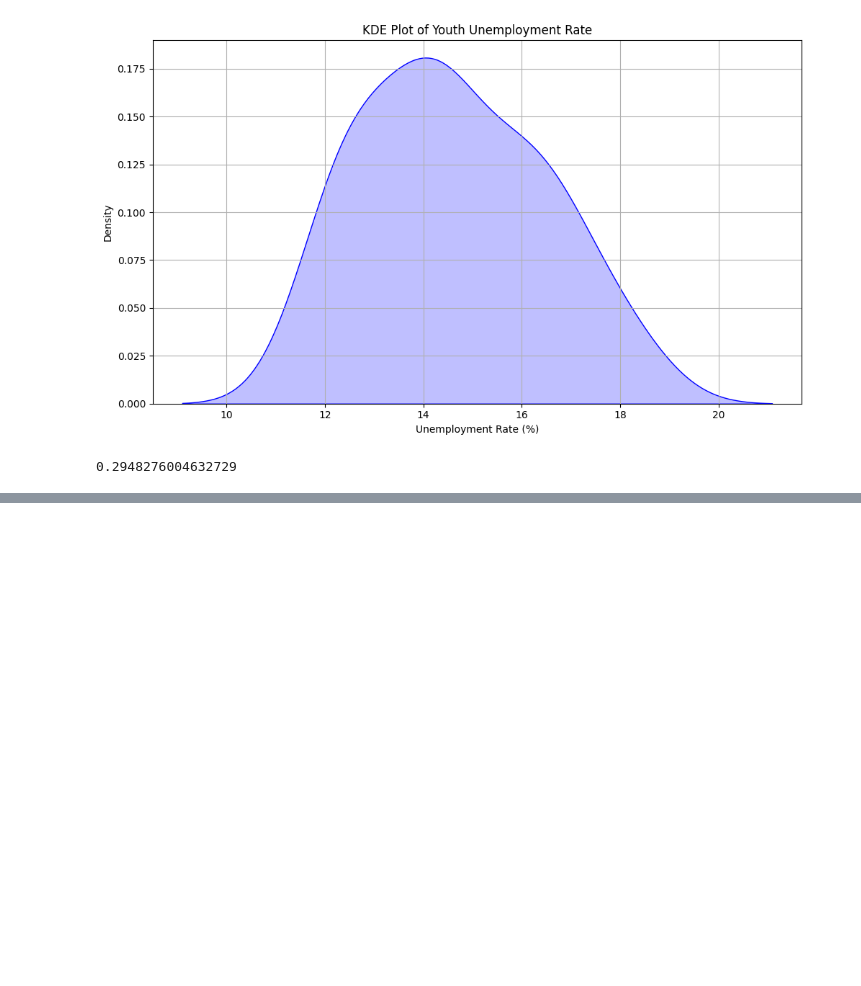
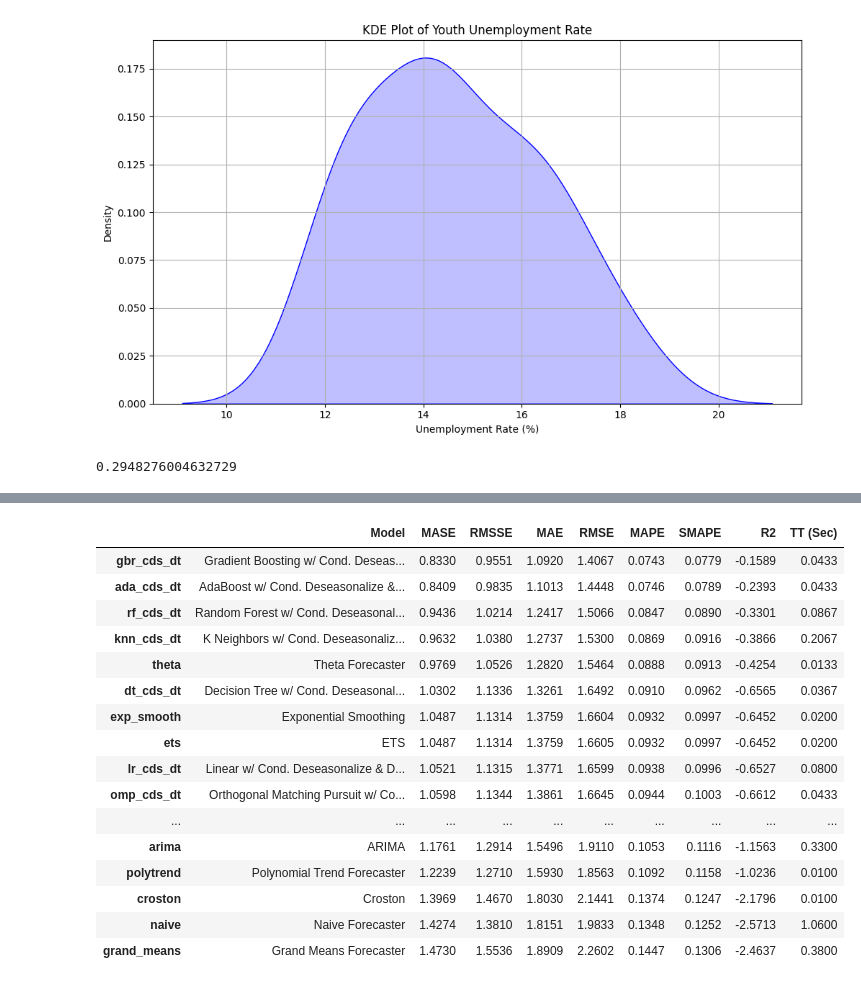
Before and after one commit to imajirzl/thesis-unemployment-rate, a Jupyter notebook: analysis/youth.ipynb, the cells around one changed output, grey strips where cells are left out. Drawn from its saved outputs; the diff is of its cells as text; code cells hidden in the pictures; blank space fills up the shorter version.

```diff
--- a/analysis/youth.ipynb
+++ b/analysis/youth.ipynb
@@ -250,0 +306,3 @@ df['Unemployment_Rate'].skew()
+# %%
+best_model = compare_models()
+# %% [output]
@@ -250,0 +310,17 @@ df['Unemployment_Rate'].skew()
+|  | Model | MASE | RMSSE | MAE | RMSE | MAPE | SMAPE | R2 | TT (Sec) |
+| gbr_cds_dt | Gradient Boosting w/ Cond. Deseas... | 0.8330 | 0.9551 | 1.0920 | 1.4067 | 0.0743 | 0.0779 | -0.1589 | 0.0433 |
+| ada_cds_dt | AdaBoost w/ Cond. Deseasonalize &... | 0.8409 | 0.9835 | 1.1013 | 1.4448 | 0.0746 | 0.0789 | -0.2393 | 0.0433 |
+| rf_cds_dt | Random Forest w/ Cond. Deseasonal... | 0.9436 | 1.0214 | 1.2417 | 1.5066 | 0.0847 | 0.0890 | -0.3301 | 0.0867 |
+| knn_cds_dt | K Neighbors w/ Cond. Deseasonaliz... | 0.9632 | 1.0380 | 1.2737 | 1.5300 | 0.0869 | 0.0916 | -0.3866 | 0.2067 |
+| theta | Theta Forecaster | 0.9769 | 1.0526 | 1.2820 | 1.5464 | 0.0888 | 0.0913 | -0.4254 | 0.0133 |
+| dt_cds_dt | Decision Tree w/ Cond. Deseasonal... | 1.0302 | 1.1336 | 1.3261 | 1.6492 | 0.0910 | 0.0962 | -0.6565 | 0.0367 |
+| exp_smooth | Exponential Smoothing | 1.0487 | 1.1314 | 1.3759 | 1.6604 | 0.0932 | 0.0997 | -0.6452 | 0.0200 |
+| ets | ETS | 1.0487 | 1.1314 | 1.3759 | 1.6605 | 0.0932 | 0.0997 | -0.6452 | 0.0200 |
+| lr_cds_dt | Linear w/ Cond. Deseasonalize & D... | 1.0521 | 1.1315 | 1.3771 | 1.6599 | 0.0938 | 0.0996 | -0.6527 | 0.0800 |
+| omp_cds_dt | Orthogonal Matching Pursuit w/ Co... | 1.0598 | 1.1344 | 1.3861 | 1.6645 | 0.0944 | 0.1003 | -0.6612 | 0.0433 |
+| ... | ... | ... | ... | ... | ... | ... | ... | ... | ... |
+| arima | ARIMA | 1.1761 | 1.2914 | 1.5496 | 1.9110 | 0.1053 | 0.1116 | -1.1563 | 0.3300 |
+| polytrend | Polynomial Trend Forecaster | 1.2239 | 1.2710 | 1.5930 | 1.8563 | 0.1092 | 0.1158 | -1.0236 | 0.0100 |
+| croston | Croston | 1.3969 | 1.4670 | 1.8030 | 2.1441 | 0.1374 | 0.1247 | -2.1796 | 0.0100 |
+| naive | Naive Forecaster | 1.4274 | 1.3810 | 1.8151 | 1.9833 | 0.1348 | 0.1252 | -2.5713 | 1.0600 |
+| grand_means | Grand Means Forecaster | 1.4730 | 1.5536 | 1.8909 | 2.2602 | 0.1447 | 0.1306 | -2.4637 | 0.3800 |
```
Also changed, not shown: parts of 8 cells of this notebook.
